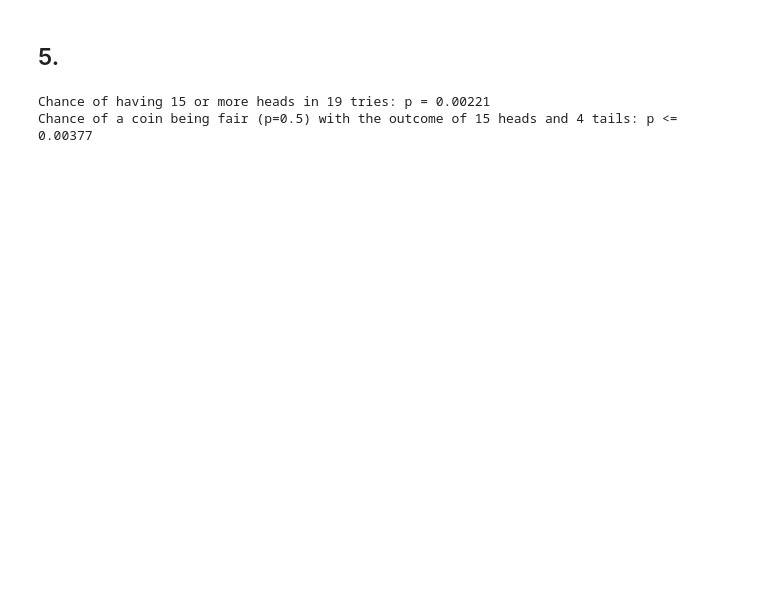
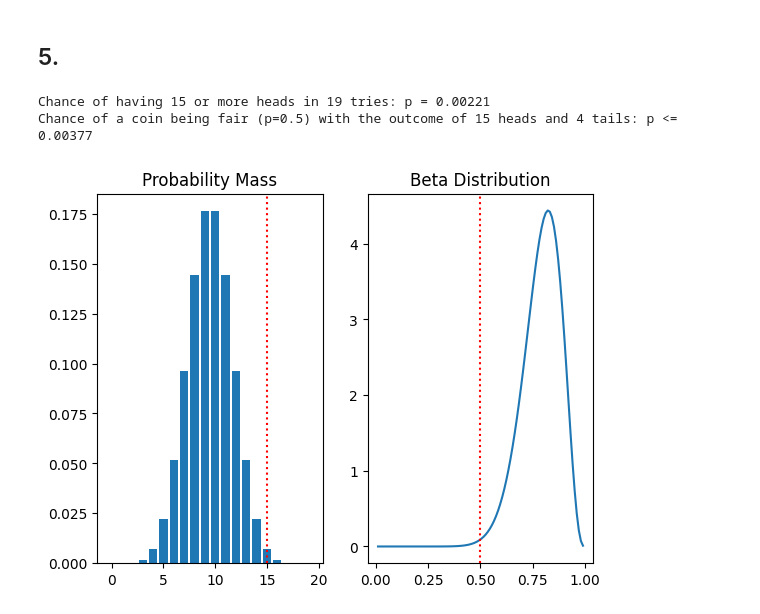
Before and after one commit to luzianscherrer/emfds, a Jupyter notebook: chapter_02.ipynb, the cells around one changed output. Cells and saved outputs as stored; diff of their text form; code cells hidden in the pictures; blank space fills up the shorter version.

```diff
--- a/chapter_02.ipynb
+++ b/chapter_02.ipynb
@@ -37,12 +59,30 @@ p = 0.82
 # %% [markdown]
 ## 5.
 # %%
+import numpy as np
+
 heads = 15
 tails = 4
 
 print(f"Chance of having {heads} or more heads in {heads+tails} tries: p = {1-stats.binom.cdf(heads, heads+tails, 0.5):.5f}")
 
 print(f"Chance of a coin being fair (p=0.5) with the outcome of {heads} heads and {tails} tails: p <= {stats.beta.cdf(0.5, heads, tails):.5f}")
+
+plt.subplot(1, 2, 1)
+x = [i for i in range(0, heads+tails+1)]
+y = [stats.binom.pmf(i, heads+tails, 0.5) for i in range(0, heads+tails+1)]
+plt.bar(x, y)
+plt.axvline(x = 15, color = 'r', linestyle = ':')
+plt.title("Probability Mass")
+
+plt.subplot(1, 2, 2)
+x = np.linspace(0.01, 0.99, 100)
+plt.plot(x, stats.beta.pdf(x, heads, tails))
+plt.axvline(x = 0.5, color = 'r', linestyle = ':')
+plt.title("Beta Distribution")
+
+plt.show()
 # %% [output]
 Chance of having 15 or more heads in 19 tries: p = 0.00221
 Chance of a coin being fair (p=0.5) with the outcome of 15 heads and 4 tails: p <= 0.00377
+[figure, added]
```
Also changed, not shown: parts of 2 cells of this notebook, 4 other files.
